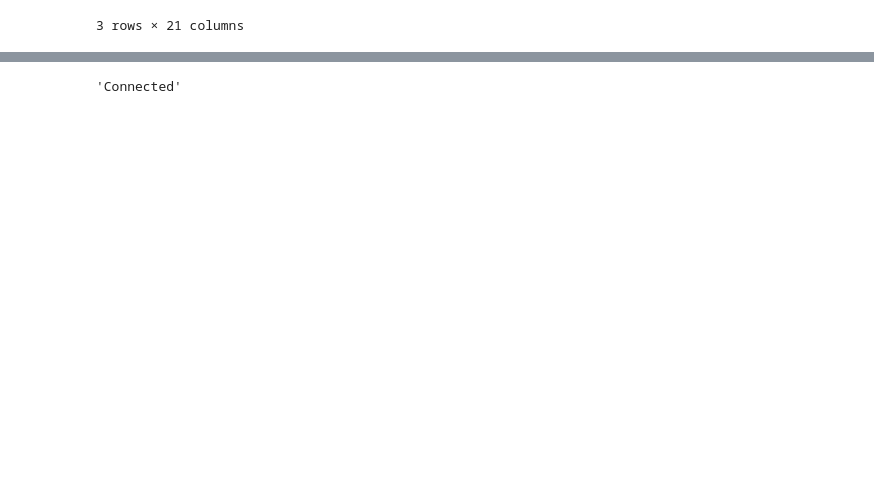
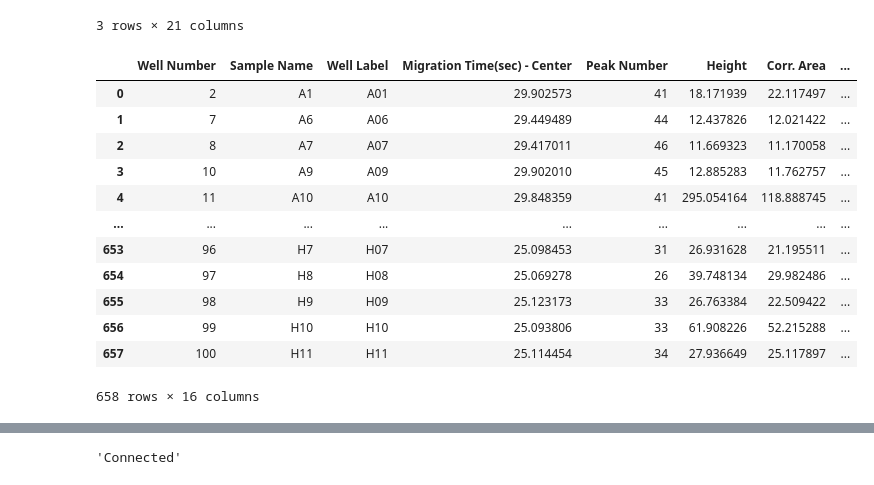
Before and after one commit to tonyageall/Automation-Consolidation, a Jupyter notebook: Package_Test.ipynb, the cells around one changed output, grey strips where cells are left out. Drawn from its saved outputs; the diff is of its cells as text; code cells hidden in the pictures; blank space fills up the shorter version.

```diff
--- a/Package_Test.ipynb
+++ b/Package_Test.ipynb
@@ -128,3 +128,22 @@ ToGP.head(n=3)
 | 1 | Source Plate[1] | Source[1] | B1 | A0000404 | 09/05/2023 16:19:40 | ... |
 | 2 | Source Plate[1] | Source[1] | B1 | A0000404 | 09/05/2023 16:19:40 | ... |
 3 rows × 21 columns
+# %%
+CGEDATAA = CGEplatesConsol.GetCGEdata(r'test/OneDrive_2023-09-19/Peak Tables/')
+# %%
+#--Return only consolidated data frame
+CGEDATAA.PLATE_DATA
+# %% [output]
+|  | Well Number | Sample Name | Well Label | Migration Time(sec) - Center | Peak Number | Height | Corr. Area | ... |
+| 0 | 2 | A1 | A01 | 29.902573 | 41 | 18.171939 | 22.117497 | ... |
+| 1 | 7 | A6 | A06 | 29.449489 | 44 | 12.437826 | 12.021422 | ... |
+| 2 | 8 | A7 | A07 | 29.417011 | 46 | 11.669323 | 11.170058 | ... |
+| 3 | 10 | A9 | A09 | 29.902010 | 45 | 12.885283 | 11.762757 | ... |
+| 4 | 11 | A10 | A10 | 29.848359 | 41 | 295.054164 | 118.888745 | ... |
+| ... | ... | ... | ... | ... | ... | ... | ... | ... |
+| 653 | 96 | H7 | H07 | 25.098453 | 31 | 26.931628 | 21.195511 | ... |
+| 654 | 97 | H8 | H08 | 25.069278 | 26 | 39.748134 | 29.982486 | ... |
+| 655 | 98 | H9 | H09 | 25.123173 | 33 | 26.763384 | 22.509422 | ... |
+| 656 | 99 | H10 | H10 | 25.093806 | 33 | 61.908226 | 52.215288 | ... |
+| 657 | 100 | H11 | H11 | 25.114454 | 34 | 27.936649 | 25.117897 | ... |
+658 rows × 16 columns
```
Also changed, not shown: parts of 5 cells of this notebook, 4 other files.
